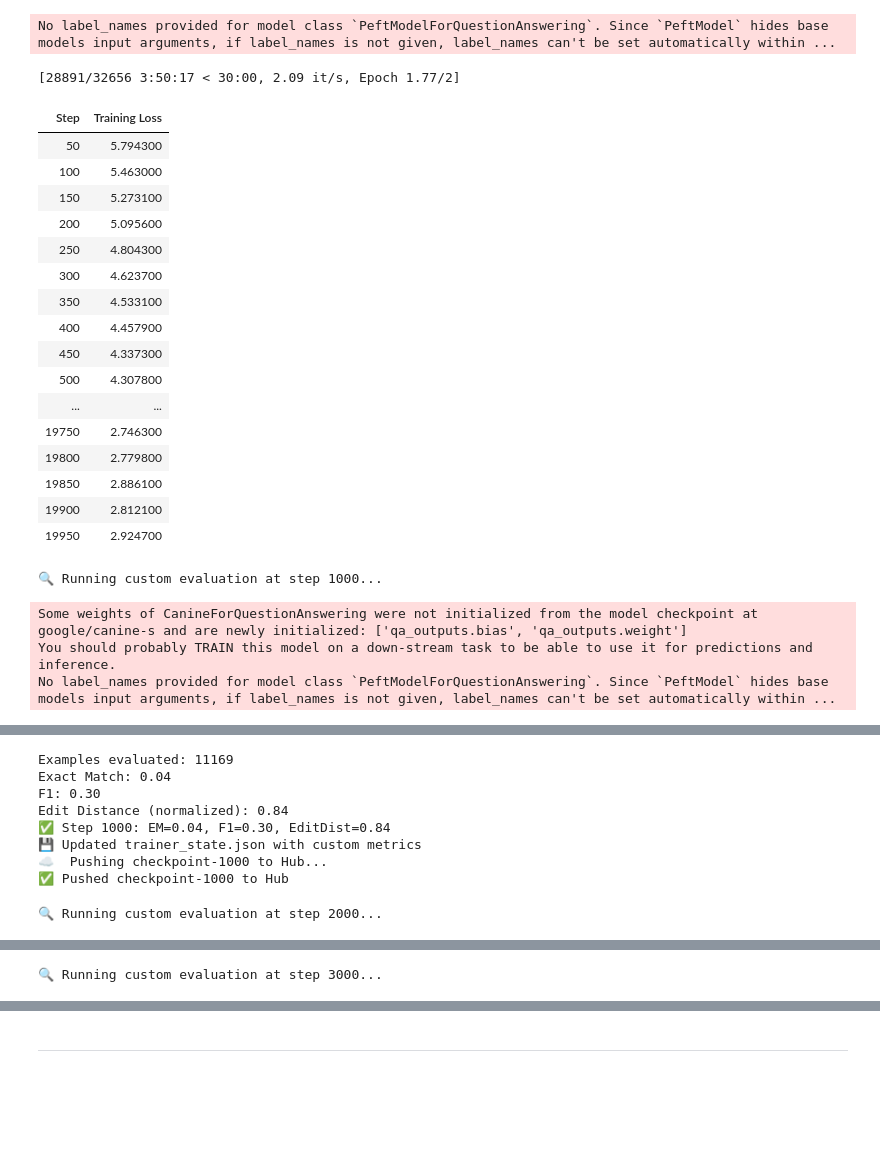
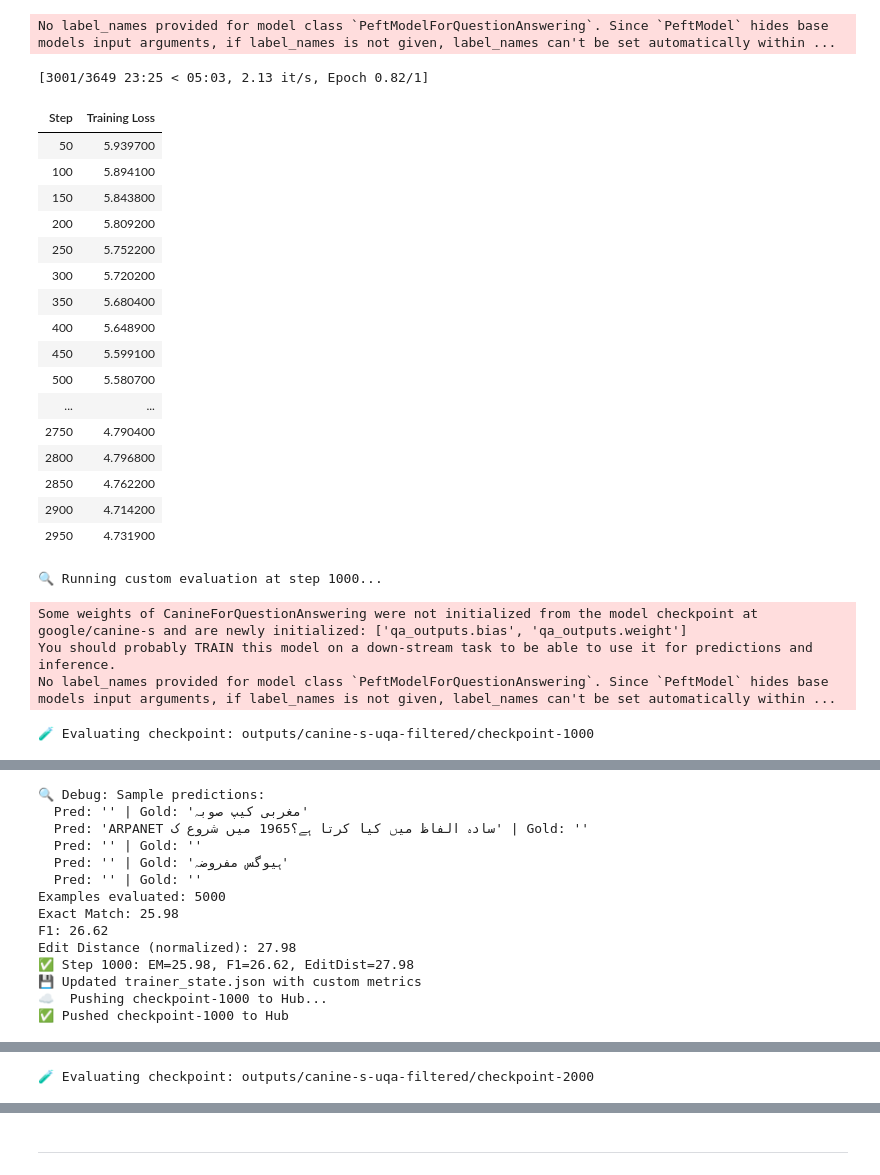
Before and after one commit to VohraAK/canine-replication, a Jupyter notebook: Train_CANINE_S_LoRA_UQA_filtered.ipynb, the cells around one changed output, grey strips where cells are left out. Drawn from its saved outputs; the diff is of its cells as text; code cells hidden in the pictures; blank space fills up the shorter version.

Commit message:
Kaggle Notebook | Train_CANINE_S_LoRA_UQA_filtered | its working?

```diff
--- a/Train_CANINE_S_LoRA_UQA_filtered.ipynb
+++ b/Train_CANINE_S_LoRA_UQA_filtered.ipynb
@@ -531,9 +675,9 @@ for proc_idx in random.sample(range(len(processed_train)), min(500, len(processe
 
         # Verify the answer is correct
         predicted_answer = tokenizer.decode(input_ids[start_pos:end_pos+1], skip_special_tokens=True).strip()
-        gold_answer = orig_example["answer"].strip()
+        gold_ans = orig_example["answer"].strip()
 
-        if predicted_answer == gold_answer:
+        if predicted_answer == gold_ans:
             boundary_cases_correct += 1
 
 print(f"\n📊 Boundary cases found: {boundary_cases_found}")
@@ -577,17 +731,17 @@ for proc_idx in test_indices:
     else:
         predicted_answer = tokenizer.decode(input_ids[start_pos:end_pos+1], skip_special_tokens=True).strip()
 
-    gold_answer = orig_example["answer"].strip()
+    gold_ans = orig_example["answer"].strip()
 
     # Check if they match
-    if predicted_answer == gold_answer or (not gold_answer and start_pos == cls_idx):
+    if predicted_answer == gold_ans or (not gold_ans and start_pos == cls_idx):
         passed += 1
     else:
         failed += 1
         if len(failed_examples) < 5:  # Store first 5 failures for inspection
             failed_examples.append({
                 "question": orig_example["question"][:50] + "...",
-                "gold": gold_answer,
+                "gold": gold_ans,
                 "predicted": predicted_answer,
                 "positions": f"[{start_pos}, {end_pos}]"
             })
@@ -791,9 +984,12 @@ for proc_idx in range(val_samples):
     else:
         predicted_answer = tokenizer.decode(input_ids[start_pos:end_pos+1], skip_special_tokens=True).strip()
 
-    gold_answer = orig_example["answer"].strip()
+    gold_ans = orig_example["answer"].strip()
 
-    if predicted_answer.lower() == gold_answer.lower():
+    print(f"GOLD: {gold_ans.lower()}")
+    print(f"PREDICTED: {predicted_answer.lower()}\n")
+
+    if predicted_answer.lower() == gold_ans.lower():
         val_correct += 1
     else:
         val_incorrect += 1
@@ -1481,7 +1502,7 @@ class CustomEvalCallback(TrainerCallback):
 
         return control
 # %%
-trainer_cb = CustomEvalCallback(evaluate_checkpoint, processed_val, use_in_memory_model=True)
+trainer_cb = CustomEvalCallback(evaluate_checkpoint, processed_val)
 
 trainer = Trainer(
     model=peft_model,
@@ -1493,37 +1514,43 @@ trainer = Trainer(
 # %% [output]
 No label_names provided for model class `PeftModelForQuestionAnswering`. Since `PeftModel` hides base models input arguments, if label_names is not given, label_names can't be set automatically within ...
 # %%
-# trainer.train()
+trainer.train()
 # %% [output]
-[28891/32656 3:50:17 < 30:00, 2.09 it/s, Epoch 1.77/2]
+[3001/3649 23:25 < 05:03, 2.13 it/s, Epoch 0.82/1]
 | Step | Training Loss |
-| 50 | 5.794300 |
-| 100 | 5.463000 |
-| 150 | 5.273100 |
-| 200 | 5.095600 |
-| 250 | 4.804300 |
-| 300 | 4.623700 |
-| 350 | 4.533100 |
-| 400 | 4.457900 |
-| 450 | 4.337300 |
-| 500 | 4.307800 |
+| 50 | 5.939700 |
+| 100 | 5.894100 |
+| 150 | 5.843800 |
+| 200 | 5.809200 |
+| 250 | 5.752200 |
+| 300 | 5.720200 |
+| 350 | 5.680400 |
+| 400 | 5.648900 |
+| 450 | 5.599100 |
+| 500 | 5.580700 |
 | ... | ... |
-| 19750 | 2.746300 |
-| 19800 | 2.779800 |
-| 19850 | 2.886100 |
-| 19900 | 2.812100 |
-| 19950 | 2.924700 |
+| 2750 | 4.790400 |
+| 2800 | 4.796800 |
+| 2850 | 4.762200 |
+| 2900 | 4.714200 |
+| 2950 | 4.731900 |
 🔍 Running custom evaluation at step 1000...
 Some weights of CanineForQuestionAnswering were not initialized from the model checkpoint at google/canine-s and are newly initialized: ['qa_outputs.bias', 'qa_outputs.weight']
 You should probably TRAIN this model on a down-stream task to be able to use it for predictions and inference.
 No label_names provided for model class `PeftModelForQuestionAnswering`. Since `PeftModel` hides base models input arguments, if label_names is not given, label_names can't be set automatically within ...
+🧪 Evaluating checkpoint: outputs/canine-s-uqa-filtered/checkpoint-1000
 [interactive output not drawn]
-Examples evaluated: 11169
-Exact Match: 0.04
-F1: 0.30
-Edit Distance (normalized): 0.84
-✅ Step 1000: EM=0.04, F1=0.30, EditDist=0.84
-💾 Updated trainer_state.json with custom metrics
-☁️  Pushing checkpoint-1000 to Hub...
-✅ Pushed checkpoint-1000 to Hub
-🔍 Running custom evaluation at step 2000...
+🔍 Debug: Sample predictions:
+  Pred: '' | Gold: 'مغربی کیپ صوبہ'
+  Pred: 'ARPANET سادہ الفاظ میں کیا کرتا ہے؟1965 میں شروع ک' | Gold: ''
+  Pred: '' | Gold: ''
+  Pred: '' | Gold: 'ہیوگس مفروضہ'
+  Pred: '' | Gold: ''
+Examples evaluated: 5000
+Exact Match: 25.98
+F1: 26.62
+Edit Distance (normalized): 27.98
+✅ Step 1000: EM=25.98, F1=26.62, EditDist=27.98
+💾 Updated trainer_state.json with custom metrics
+☁️  Pushing checkpoint-1000 to Hub...
+✅ Pushed checkpoint-1000 to Hub
@@ -1542 +1561 @@ Edit Distance (normalized): 0.50
-🔍 Running custom evaluation at step 3000...
+🧪 Evaluating checkpoint: outputs/canine-s-uqa-filtered/checkpoint-2000
```
Also changed, not shown: parts of 28 cells of this notebook.
